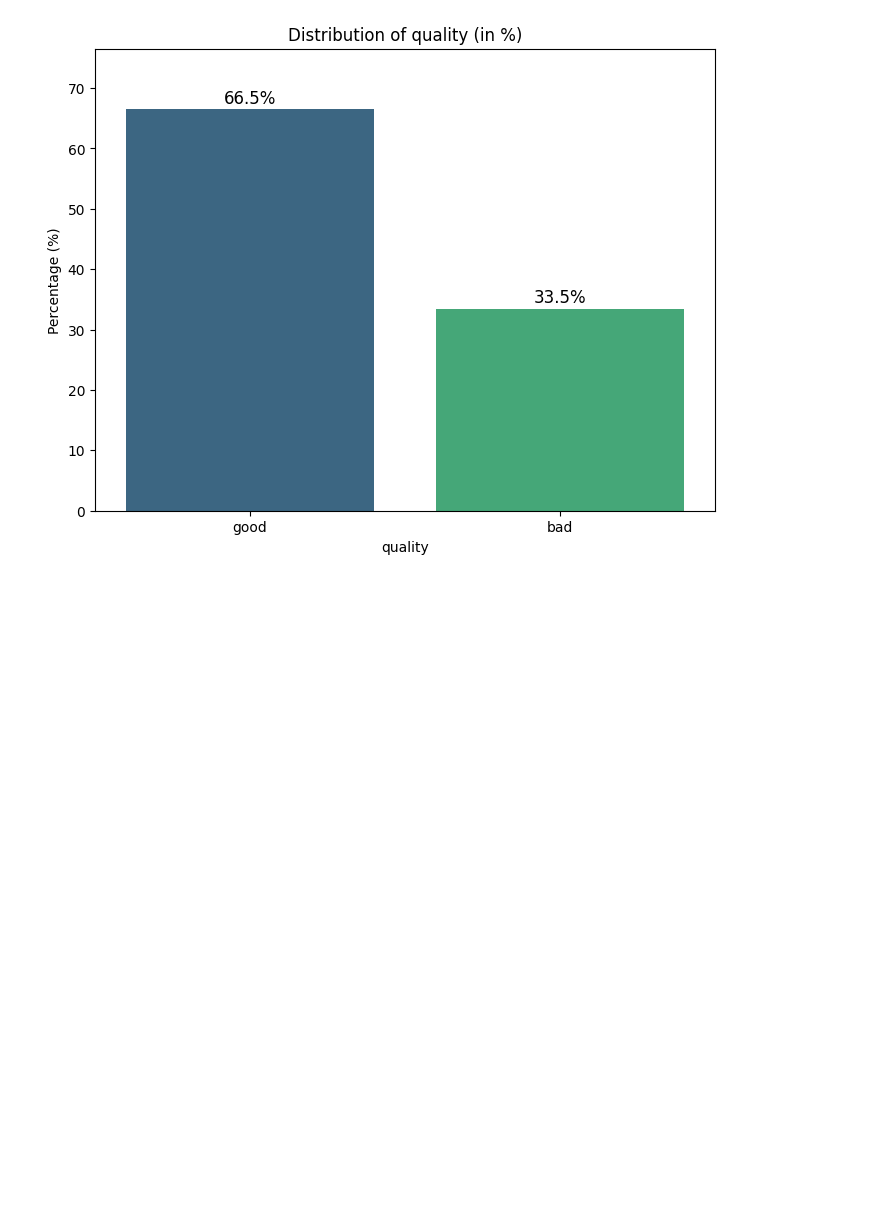
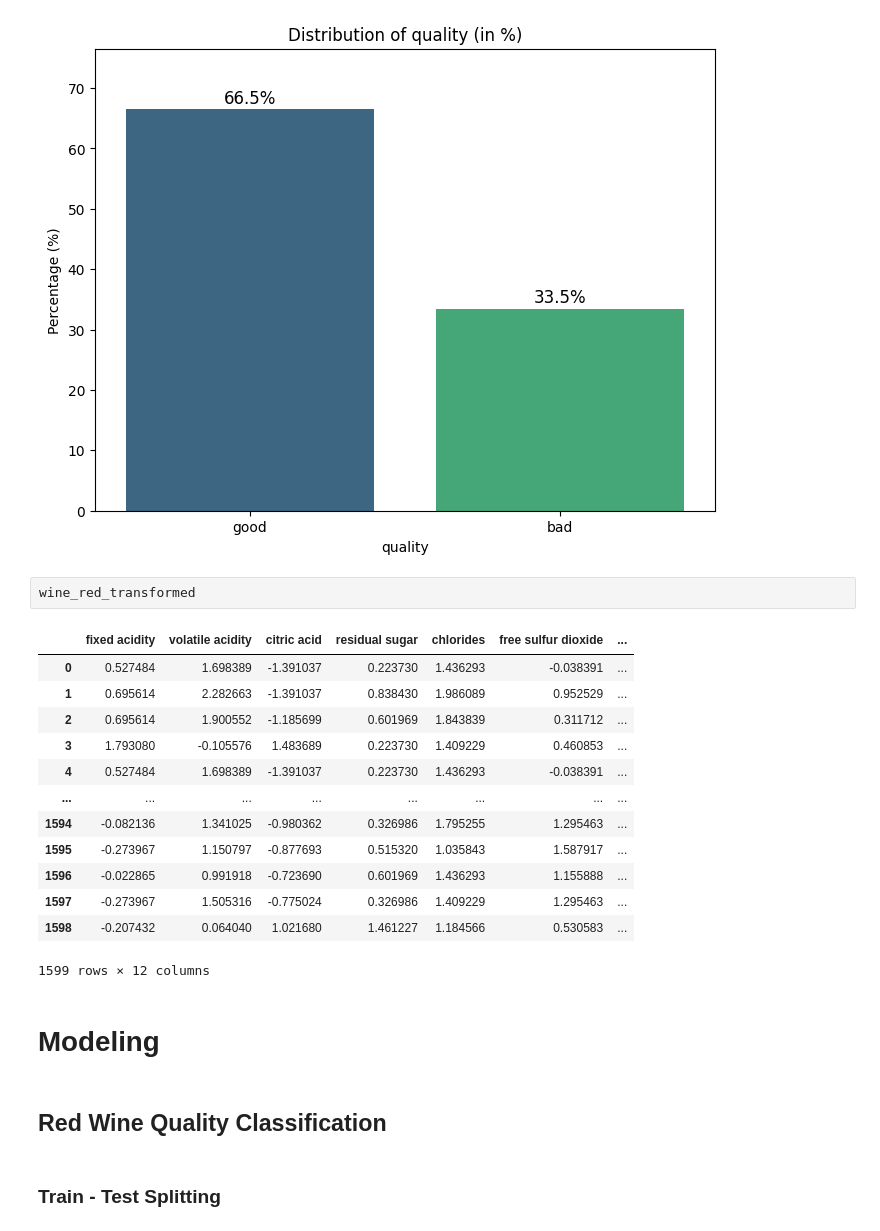
Before and after one commit to bercaakbayir/unimi-dse-ml-project, a Jupyter notebook: main.ipynb, the cells around one changed output. Saved outputs shown, nothing was run; the diff lists cells and outputs as text; blank space fills up the shorter version.

```diff
--- a/main.ipynb
+++ b/main.ipynb
@@ -856,3 +882,25 @@ Passing `palette` without assigning `hue` is deprecated and will be removed in v
 
   ax = sns.barplot(x=counts.index, y=percentages, palette='viridis')
 [figure]
+# %%
+wine_red_transformed
+# %% [output]
+|  | fixed acidity | volatile acidity | citric acid | residual sugar | chlorides | free sulfur dioxide | ... |
+| 0 | 0.527484 | 1.698389 | -1.391037 | 0.223730 | 1.436293 | -0.038391 | ... |
+| 1 | 0.695614 | 2.282663 | -1.391037 | 0.838430 | 1.986089 | 0.952529 | ... |
+| 2 | 0.695614 | 1.900552 | -1.185699 | 0.601969 | 1.843839 | 0.311712 | ... |
+| 3 | 1.793080 | -0.105576 | 1.483689 | 0.223730 | 1.409229 | 0.460853 | ... |
+| 4 | 0.527484 | 1.698389 | -1.391037 | 0.223730 | 1.436293 | -0.038391 | ... |
+| ... | ... | ... | ... | ... | ... | ... | ... |
+| 1594 | -0.082136 | 1.341025 | -0.980362 | 0.326986 | 1.795255 | 1.295463 | ... |
+| 1595 | -0.273967 | 1.150797 | -0.877693 | 0.515320 | 1.035843 | 1.587917 | ... |
+| 1596 | -0.022865 | 0.991918 | -0.723690 | 0.601969 | 1.436293 | 1.155888 | ... |
+| 1597 | -0.273967 | 1.505316 | -0.775024 | 0.326986 | 1.409229 | 1.295463 | ... |
+| 1598 | -0.207432 | 0.064040 | 1.021680 | 1.461227 | 1.184566 | 0.530583 | ... |
+1599 rows × 12 columns
+# %% [markdown]
+# Modeling
+# %% [markdown]
+## Red Wine Quality Classification
+# %% [markdown]
+### Train - Test Splitting
```
Also changed, not shown: parts of 40 cells of this notebook, 3 other files.
